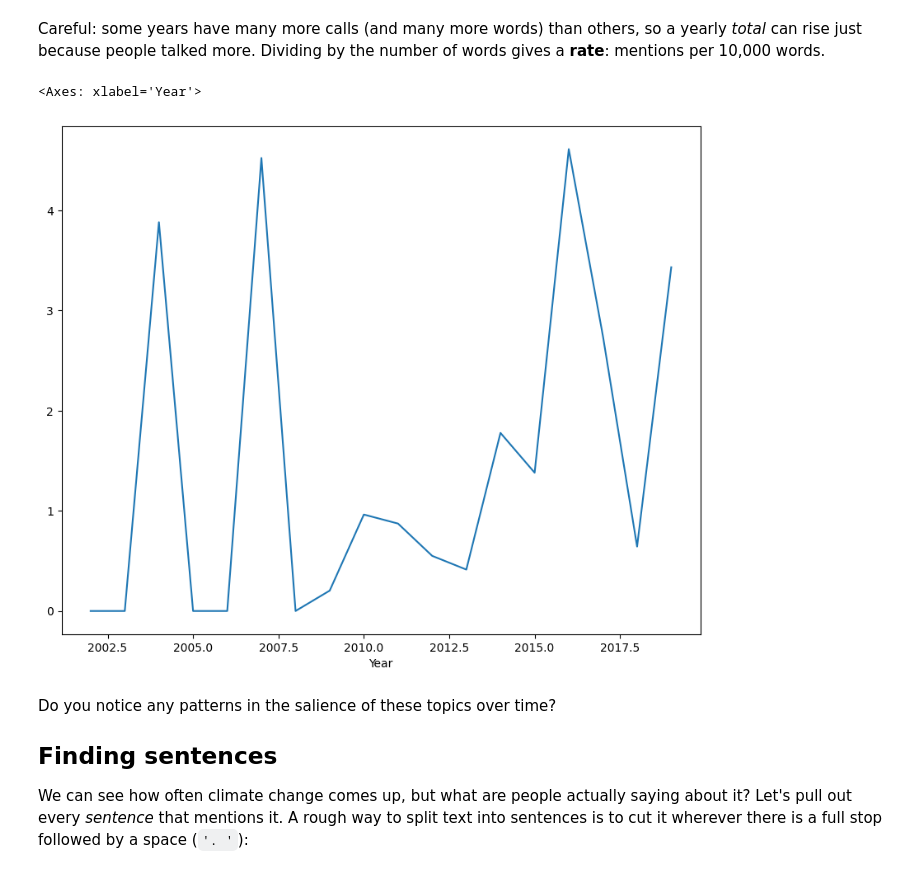
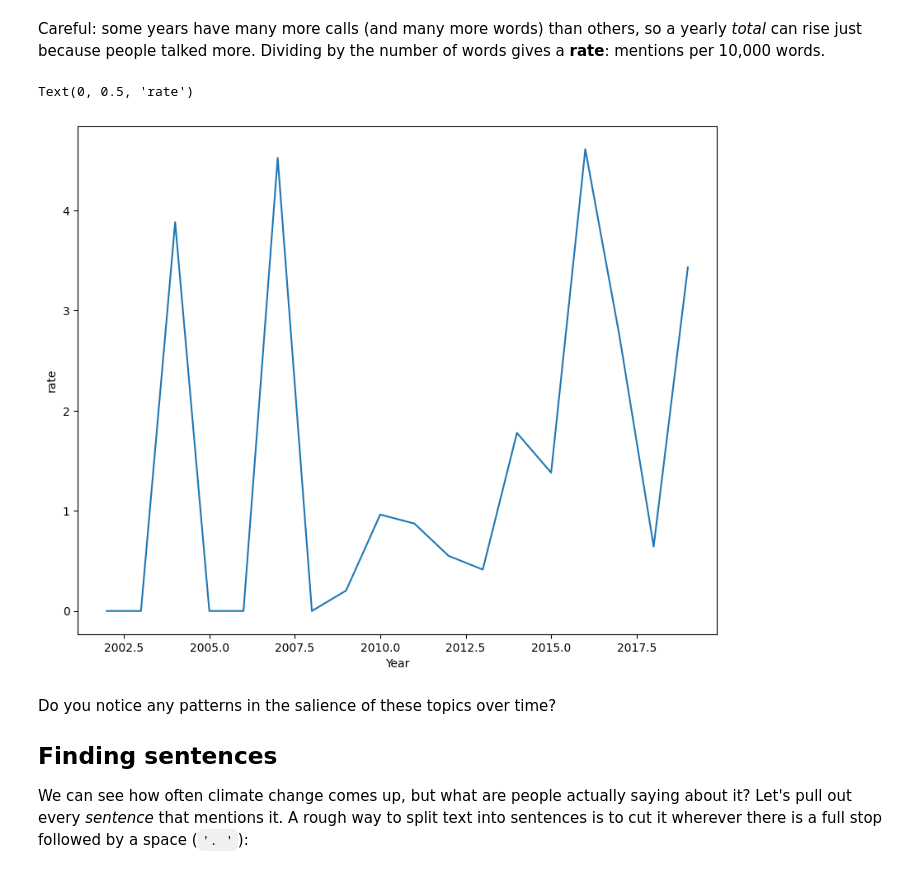
Before and after one commit to ellaxcode/QM2, a Jupyter notebook: notebooks/W04.21_Natural_Language_Processing.ipynb, the cells around one changed output. Cells and saved outputs as stored; diff of their text form; code cells hidden in the pictures.

```diff
--- a/notebooks/W04.21_Natural_Language_Processing.ipynb
+++ b/notebooks/W04.21_Natural_Language_Processing.ipynb
@@ -315,19 +319,20 @@ Careful: some years have many more calls (and many more words) than others, so a
 # %%
 #calculate rate to reduce the bias of having more or less data threrefore skewing the results
 #so not misinterpreting more data = more frequent, so false conclutions are not drawn
 
 # count the words in each call
 df['words']=df['Text'].apply(lambda x: len(x.split()))
 
 # add up mentions and words for each year, then divide to get a rate
-yearly=df.groupby('Year')[['climate change','words']].sum()
+yearly=df.groupby('Year')[['climate change','words']].sum()     #1+1/2
 yearly['rate']=yearly['climate change']/yearly['words']*10000
 
 # plot the rate
 yearly['rate'].plot()
+plt.ylabel("rate")
 # %% [output]
-<Axes: xlabel='Year'>
+Text(0, 0.5, 'rate')
-[figure, old version]
+[figure, new version]
 # %% [markdown]
 Do you notice any patterns in the salience of these topics over time?
 
```
Also changed, not shown: parts of 22 cells of this notebook.
